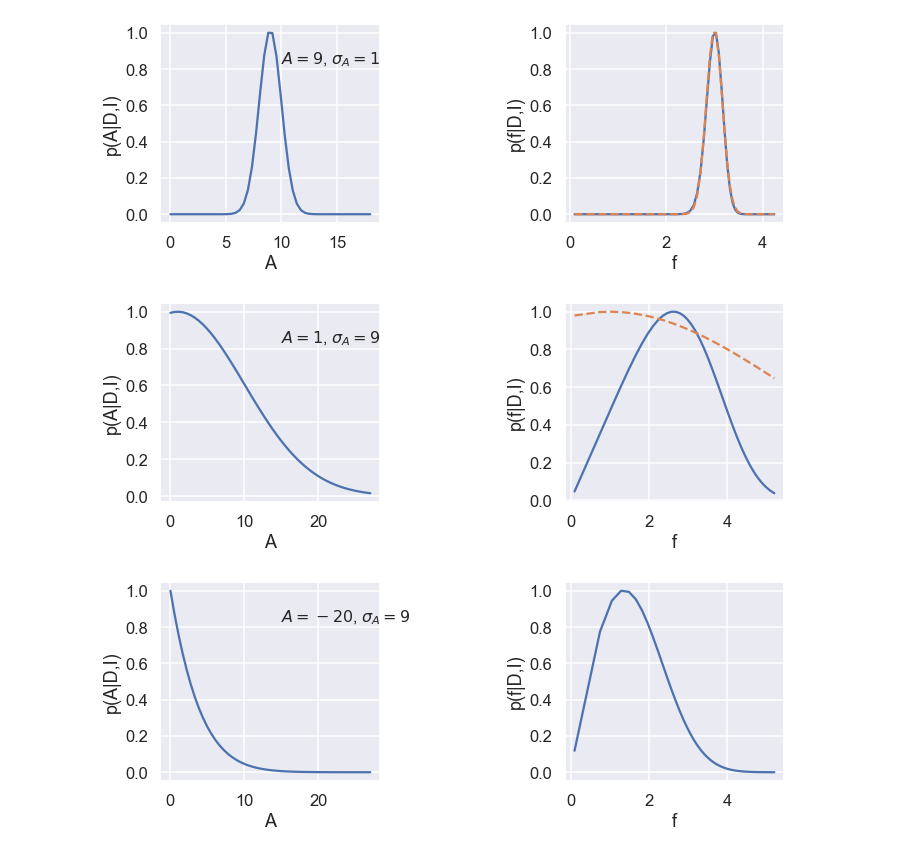
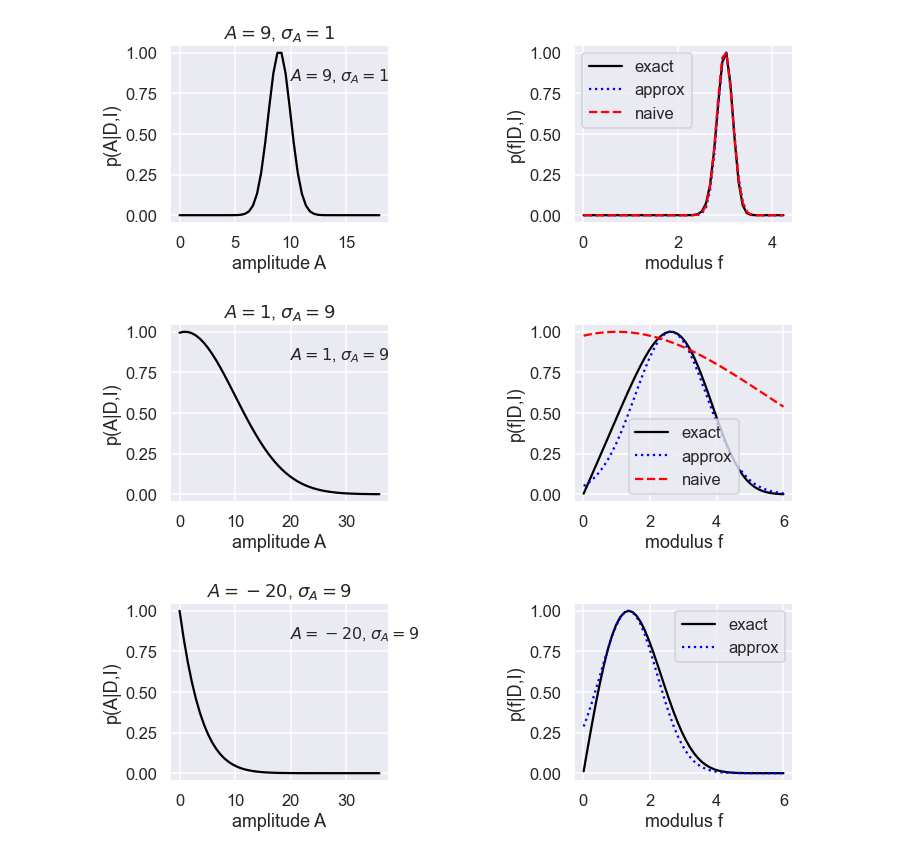
Before and after one commit to furnstahl/Physics-8820, a Jupyter notebook: LectureNotes/notebooks/Why_Bayes_is_better/error_propagation_to_functions_of_uncertain_parameters.ipynb, the cells around one changed output. Saved outputs shown, nothing was run; the diff lists cells and outputs as text; code cells hidden in the pictures.

```diff
--- a/LectureNotes/notebooks/Why_Bayes_is_better/error_propagation_to_functions_of_uncertain_parameters.ipynb
+++ b/LectureNotes/notebooks/Why_Bayes_is_better/error_propagation_to_functions_of_uncertain_parameters.ipynb
@@ -34,18 +118,21 @@ def f_posterior(f,A0,sigA):
 # %%
 for (A0,sigA) in [(9,1),(1,9),(-20,9)]:
-    maxA = max(2*A0,3*sigA)
-    A_arr = np.linspace(0.01,maxA)
-    f_arr = np.sqrt(A_arr)
+    maxA = max(2*A0,4*sigA)
+    A_arr = np.linspace(0.001,maxA)
+    f_arr = np.linspace(.01, np.sqrt(maxA))
     fig,ax = plt.subplots(1,2,figsize=(10,4))
-    ax[0].plot(A_arr,A_posterior(A_arr,A0,sigA))
-    ax[1].plot(f_arr,f_posterior(f_arr,A0,sigA))
+    ax[0].plot(A_arr, A_posterior(A_arr,A0,sigA), color='black')
+    ax[1].plot(f_arr, f_posterior(f_arr,A0,sigA), color='black', label='exact')
+    ax[1].plot(f_arr, f_posterior_gaussian(f_arr,A0,sigA), linestyle='dotted', color='blue', label='approx')
     if A0>0:
-        ax[1].plot(f_arr,f_likelihood(f_arr,A0,sigA),'--')
-    ax[0].set(xlabel='A',ylabel='p(A|D,I)')
-    plt.text(0.55,0.8,f'$A={A0}$, $\sigma_A={sigA}$', transform=ax[0].transAxes,fontsize=16)
-    ax[1].set(xlabel='f',ylabel='p(f|D,I)')
+        ax[1].plot(f_arr, f_likelihood(f_arr,A0,sigA), linestyle='dashed', color='red', label='naive')
+    ax[0].set(xlabel='amplitude A',ylabel='p(A|D,I)')
+    plt.text(0.55,0.8, f'$A={A0}$, $\sigma_A={sigA}$', transform=ax[0].transAxes,fontsize=16)
+    ax[0].set_title(f'$A={A0}$, $\sigma_A={sigA}$')
+    ax[1].set(xlabel='modulus f',ylabel='p(f|D,I)')
+    ax[1].legend()
     plt.tight_layout()
 # %% [output]
-[figure, old version]
+[figure, new version]
-[figure, old version]
+[figure, new version]
-[figure, old version]
+[figure, new version]
```
Also changed, not shown: parts of 10 cells of this notebook, 3 other files.
